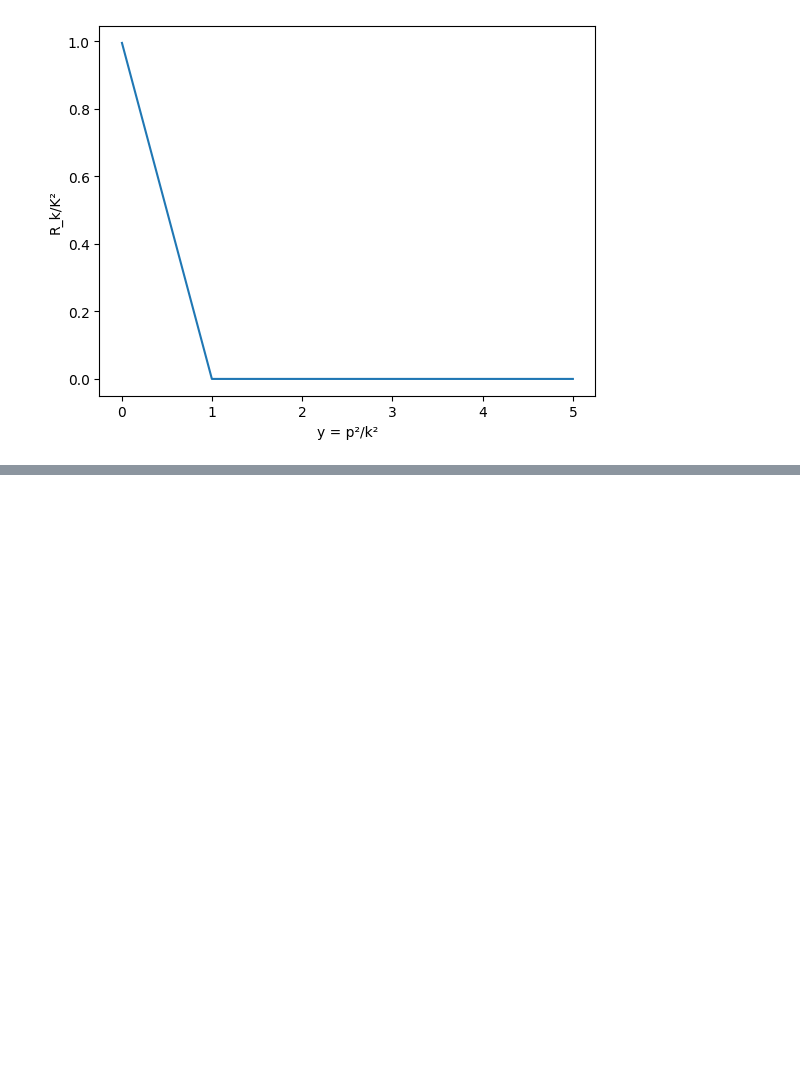
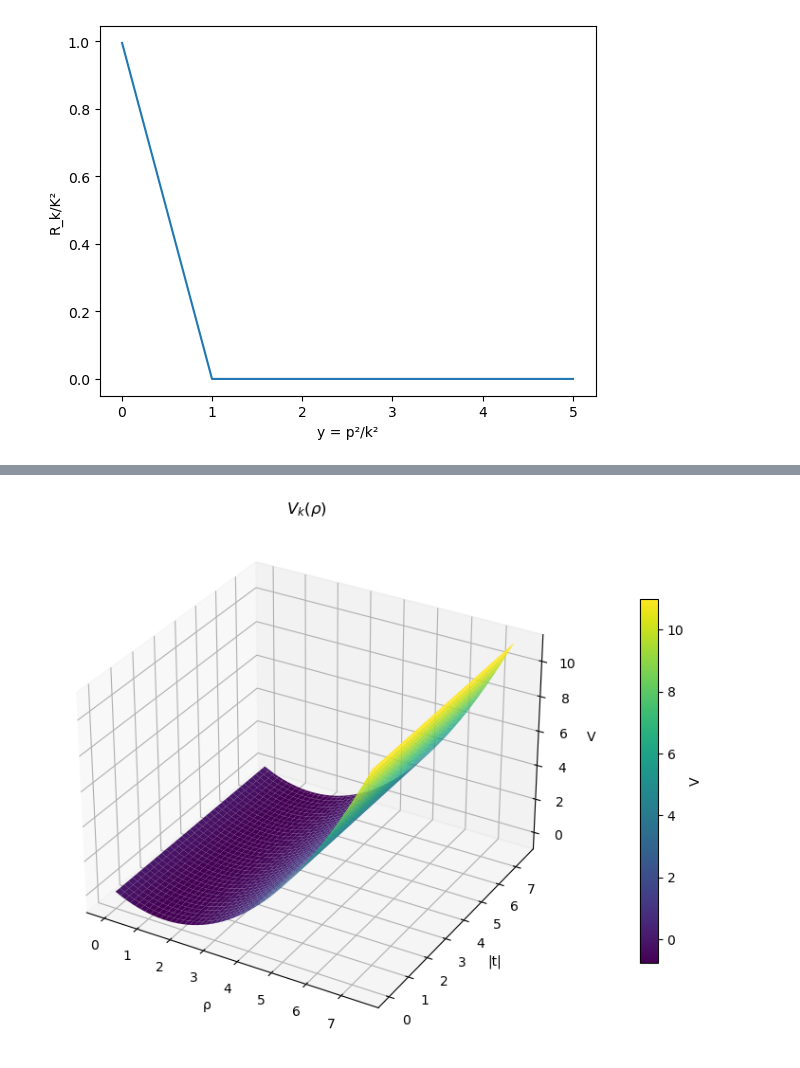
Before and after one commit to kilianroeth/FRG, a Jupyter notebook: plot/plot.ipynb, the cells around one changed output, grey strips where cells are left out. Cells and saved outputs as stored; diff of their text form; code cells hidden in the pictures; blank space fills up the shorter version.

```diff
--- a/plot/plot.ipynb
+++ b/plot/plot.ipynb
@@ -76,0 +109,17 @@ plt.tight_layout()
+# %%
+Rho, T = np.meshgrid(rho_grid, t_values)
+
+fig = plt.figure(figsize=(8, 6))
+ax = fig.add_subplot(111, projection="3d")
+
+surf = ax.plot_surface(Rho, T, V_grid, cmap="viridis", edgecolor="none")
+ax.set_xlabel("ρ")
+ax.set_ylabel("|t|")
+ax.set_zlabel("V")
+ax.set_title(r"$V_k(\rho)$")
+fig.colorbar(surf, ax=ax, shrink=0.7, pad=0.1, label="V")
+
+plt.tight_layout()
+plt.show()
+# %% [output]
+[figure, added]
```
Also changed, not shown: parts of 5 cells of this notebook, 10 other files.
